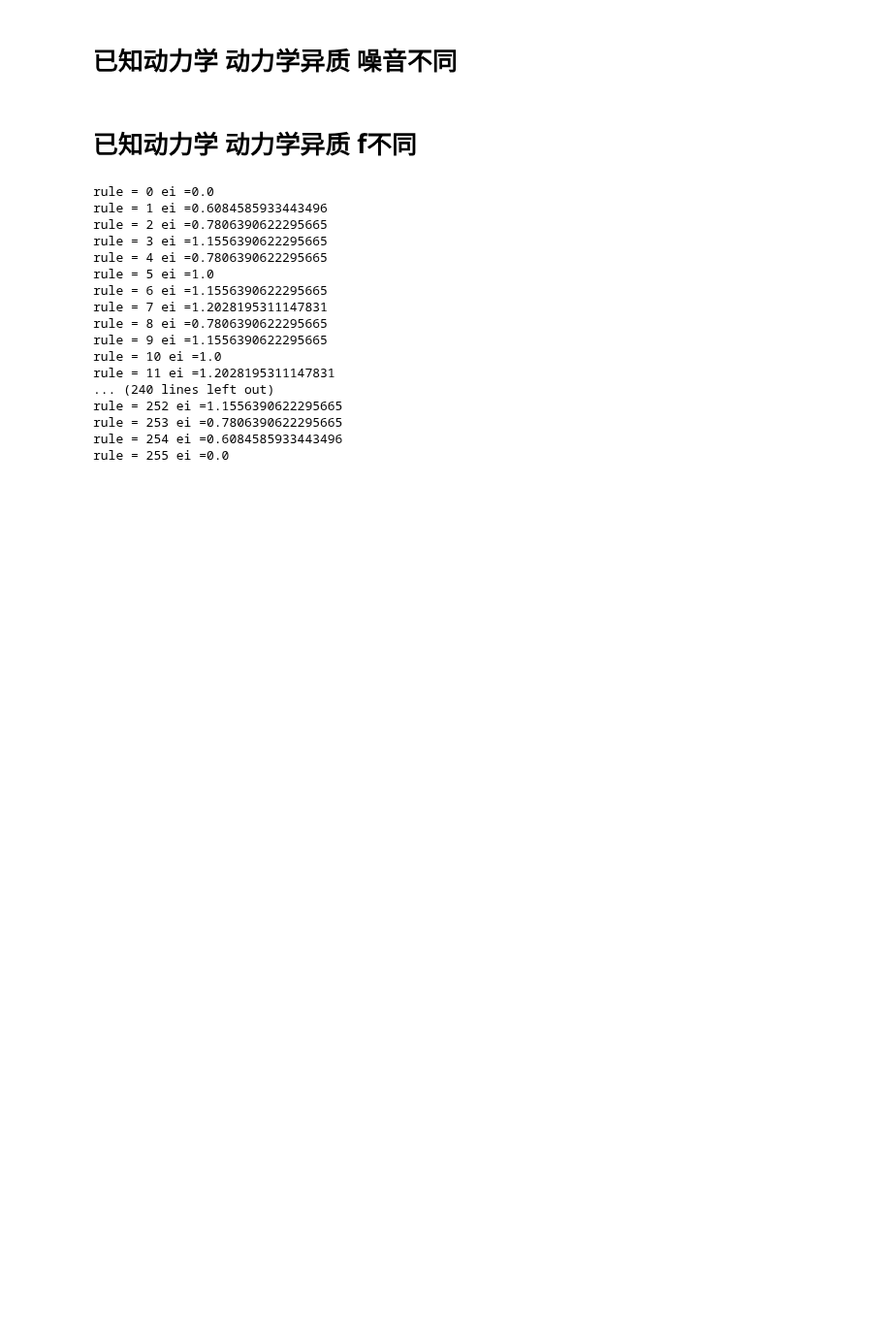
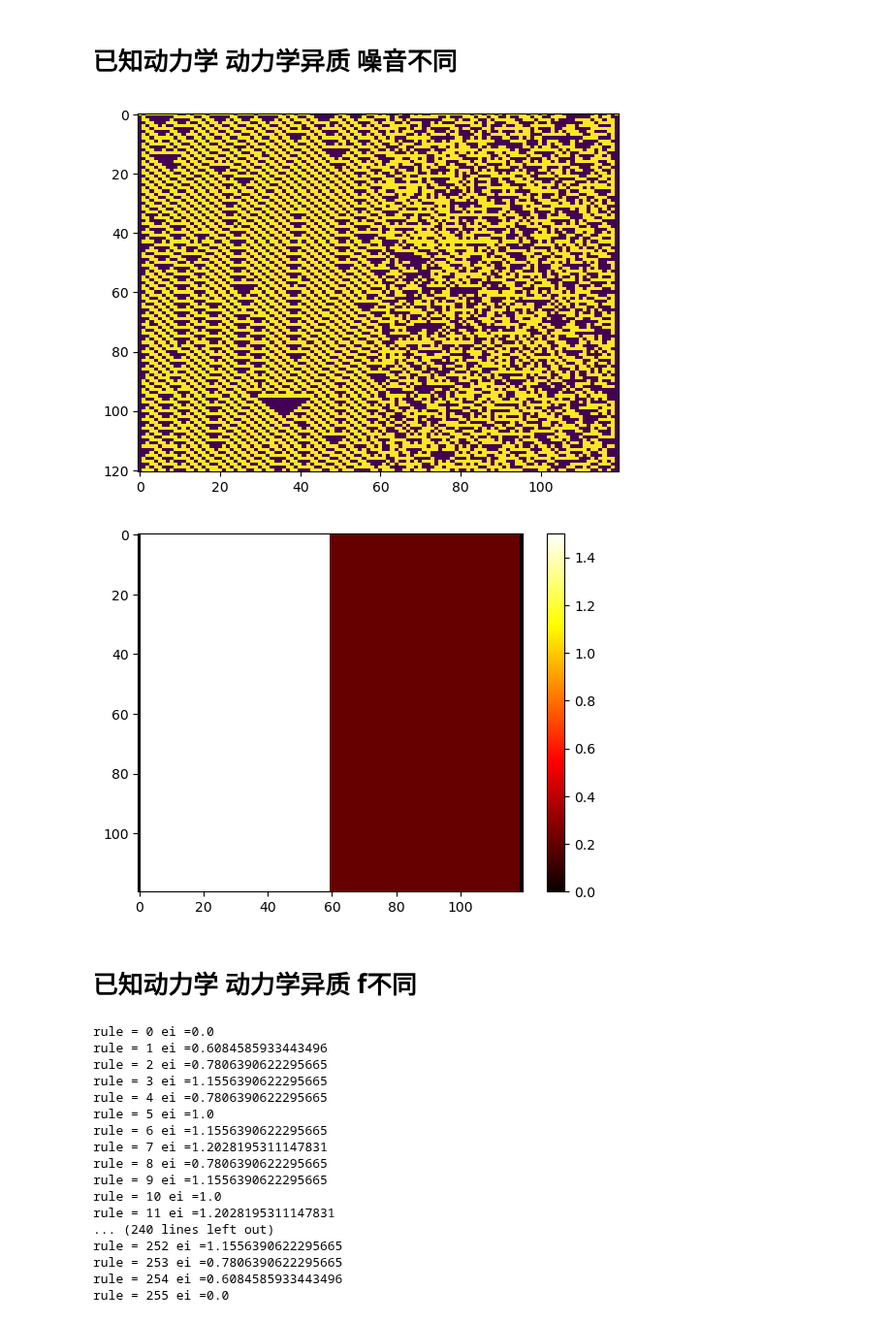
Before and after one commit to Lyn1216/Local-EI-project, a Jupyter notebook: exp/cellular automaton/local_ca.ipynb, the cells around one changed output. Shown at 97% size. Cells and saved outputs as stored; diff of their text form; code cells hidden in the pictures; blank space fills up the shorter version.

```diff
--- a/exp/cellular automaton/local_ca.ipynb
+++ b/exp/cellular automaton/local_ca.ipynb
@@ -15,9 +13,12 @@ NameError: name 'homo_ca_ei' is not defined
 # %%
 seed = 2050
 random.seed(seed)
 np.random.seed(seed)
-showmatrix,ei_matrix = cellular_automaton_homo(rule=110, generations=120, p0_list=[0.01], size=120,middle_size=2)
+showmatrix,ei_matrix = cellular_automaton_homo(rule=110, generations=120, p0_list=[0.01,0.3], size=120,middle_size=2)
 #
+# %% [output]
+[figure, added]
+[figure, added]
 # %% [markdown]
 # 已知动力学 动力学异质 f不同
 # %%
```
Also changed, not shown: parts of 1 cell of this notebook.
